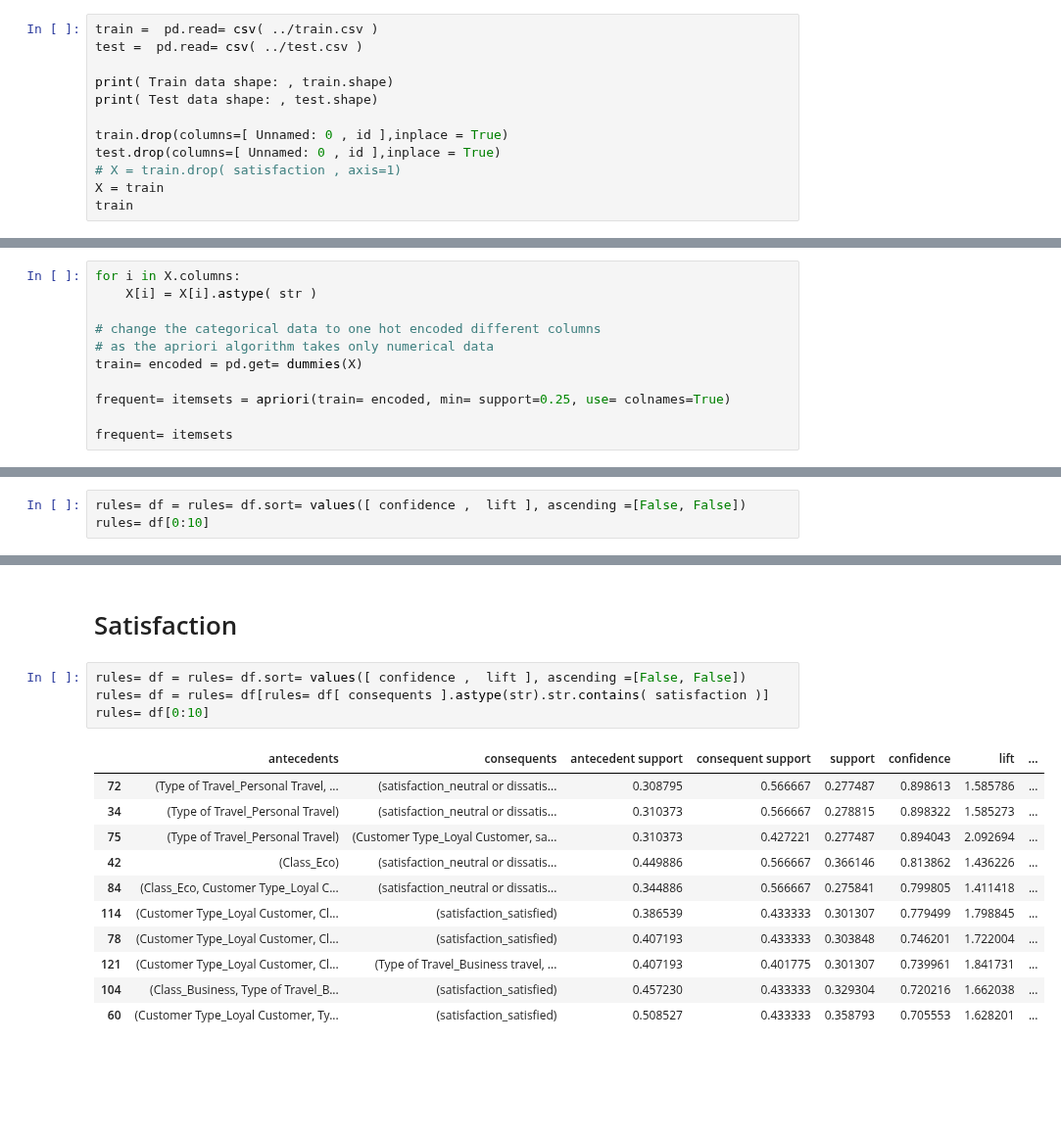
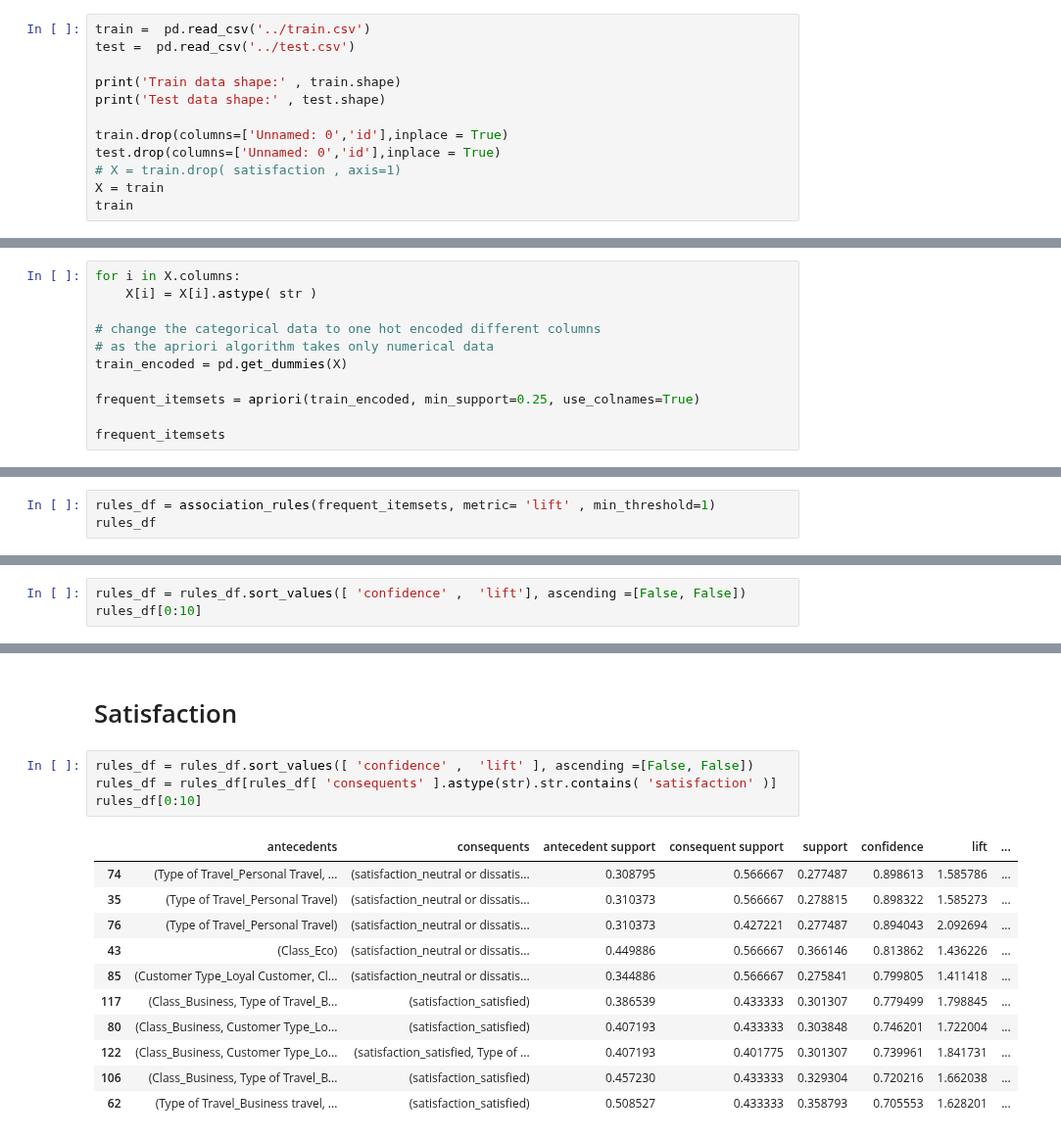
Before and after one commit to norhanreda/Air-line-passenger-satisfaction, a Jupyter notebook: models/aprori.ipynb, the cells around one changed output, grey strips where cells are left out. Shown at 98% size. Drawn from its saved outputs; the diff is of its cells as text; blank space fills up the shorter version.

Commit message:
update apriori

```diff
--- a/models/aprori.ipynb
+++ b/models/aprori.ipynb
@@ -9,13 +9,13 @@ from mlxtend.frequent= patterns import apriori , association= rules
 from sklearn.preprocessing import LabelEncoder
 # %%
-train =  pd.read= csv( ../train.csv )
-test =  pd.read= csv( ../test.csv )
+train =  pd.read_csv('../train.csv')
+test =  pd.read_csv('../test.csv')
 
-print( Train data shape: , train.shape)
-print( Test data shape: , test.shape)
+print('Train data shape:' , train.shape)
+print('Test data shape:' , test.shape)
 
-train.drop(columns=[ Unnamed: 0 , id ],inplace = True)
-test.drop(columns=[ Unnamed: 0 , id ],inplace = True)
+train.drop(columns=['Unnamed: 0','id'],inplace = True)
+test.drop(columns=['Unnamed: 0','id'],inplace = True)
 # X = train.drop( satisfaction , axis=1)
 X = train
 train
@@ -41,11 +41,11 @@ for i in X.columns:
 
 # change the categorical data to one hot encoded different columns
 # as the apriori algorithm takes only numerical data
-train= encoded = pd.get= dummies(X)
+train_encoded = pd.get_dummies(X)
 
-frequent= itemsets = apriori(train= encoded, min= support=0.25, use= colnames=True)
+frequent_itemsets = apriori(train_encoded, min_support=0.25, use_colnames=True)
 
-frequent= itemsets
+frequent_itemsets
 # %% [output]
 |  | support | itemsets |
 | 0 | 0.507459 | (Gender_Female) |
@@ -79,0 +63,3 @@ rules= df
+# %%
+rules_df = association_rules(frequent_itemsets, metric= 'lift' , min_threshold=1)
+rules_df
@@ -80,5 +80,5 @@ rules= df
 # %%
-rules= df = rules= df.sort= values([ confidence ,  lift ], ascending =[False, False])
-rules= df[0:10]
+rules_df = rules_df.sort_values([ 'confidence' ,  'lift'], ascending =[False, False])
+rules_df[0:10]
 # %% [output]
 |  | antecedents | consequents | antecedent support | consequent support | support | confidence | lift | ... |
@@ -148,19 +149,19 @@ plt.show()
 # %% [markdown]
 # Satisfaction
 # %%
-rules= df = rules= df.sort= values([ confidence ,  lift ], ascending =[False, False])
-rules= df = rules= df[rules= df[ consequents ].astype(str).str.contains( satisfaction )]
-rules= df[0:10]
+rules_df = rules_df.sort_values([ 'confidence' ,  'lift' ], ascending =[False, False])
+rules_df = rules_df[rules_df[ 'consequents' ].astype(str).str.contains( 'satisfaction' )]
+rules_df[0:10]
 # %% [output]
 |  | antecedents | consequents | antecedent support | consequent support | support | confidence | lift | ... |
-| 72 | (Type of Travel_Personal Travel, ... | (satisfaction_neutral or dissatis... | 0.308795 | 0.566667 | 0.277487 | 0.898613 | 1.585786 | ... |
-| 34 | (Type of Travel_Personal Travel) | (satisfaction_neutral or dissatis... | 0.310373 | 0.566667 | 0.278815 | 0.898322 | 1.585273 | ... |
-| 75 | (Type of Travel_Personal Travel) | (Customer Type_Loyal Customer, sa... | 0.310373 | 0.427221 | 0.277487 | 0.894043 | 2.092694 | ... |
-| 42 | (Class_Eco) | (satisfaction_neutral or dissatis... | 0.449886 | 0.566667 | 0.366146 | 0.813862 | 1.436226 | ... |
-| 84 | (Class_Eco, Customer Type_Loyal C... | (satisfaction_neutral or dissatis... | 0.344886 | 0.566667 | 0.275841 | 0.799805 | 1.411418 | ... |
-| 114 | (Customer Type_Loyal Customer, Cl... | (satisfaction_satisfied) | 0.386539 | 0.433333 | 0.301307 | 0.779499 | 1.798845 | ... |
-| 78 | (Customer Type_Loyal Customer, Cl... | (satisfaction_satisfied) | 0.407193 | 0.433333 | 0.303848 | 0.746201 | 1.722004 | ... |
-| 121 | (Customer Type_Loyal Customer, Cl... | (Type of Travel_Business travel, ... | 0.407193 | 0.401775 | 0.301307 | 0.739961 | 1.841731 | ... |
-| 104 | (Class_Business, Type of Travel_B... | (satisfaction_satisfied) | 0.457230 | 0.433333 | 0.329304 | 0.720216 | 1.662038 | ... |
-| 60 | (Customer Type_Loyal Customer, Ty... | (satisfaction_satisfied) | 0.508527 | 0.433333 | 0.358793 | 0.705553 | 1.628201 | ... |
+| 74 | (Type of Travel_Personal Travel, ... | (satisfaction_neutral or dissatis... | 0.308795 | 0.566667 | 0.277487 | 0.898613 | 1.585786 | ... |
+| 35 | (Type of Travel_Personal Travel) | (satisfaction_neutral or dissatis... | 0.310373 | 0.566667 | 0.278815 | 0.898322 | 1.585273 | ... |
+| 76 | (Type of Travel_Personal Travel) | (satisfaction_neutral or dissatis... | 0.310373 | 0.427221 | 0.277487 | 0.894043 | 2.092694 | ... |
+| 43 | (Class_Eco) | (satisfaction_neutral or dissatis... | 0.449886 | 0.566667 | 0.366146 | 0.813862 | 1.436226 | ... |
+| 85 | (Customer Type_Loyal Customer, Cl... | (satisfaction_neutral or dissatis... | 0.344886 | 0.566667 | 0.275841 | 0.799805 | 1.411418 | ... |
+| 117 | (Class_Business, Type of Travel_B... | (satisfaction_satisfied) | 0.386539 | 0.433333 | 0.301307 | 0.779499 | 1.798845 | ... |
+| 80 | (Class_Business, Customer Type_Lo... | (satisfaction_satisfied) | 0.407193 | 0.433333 | 0.303848 | 0.746201 | 1.722004 | ... |
+| 122 | (Class_Business, Customer Type_Lo... | (satisfaction_satisfied, Type of ... | 0.407193 | 0.401775 | 0.301307 | 0.739961 | 1.841731 | ... |
+| 106 | (Class_Business, Type of Travel_B... | (satisfaction_satisfied) | 0.457230 | 0.433333 | 0.329304 | 0.720216 | 1.662038 | ... |
+| 62 | (Type of Travel_Business travel, ... | (satisfaction_satisfied) | 0.508527 | 0.433333 | 0.358793 | 0.705553 | 1.628201 | ... |
 # %%
```
Also changed, not shown: parts of 9 cells of this notebook.
